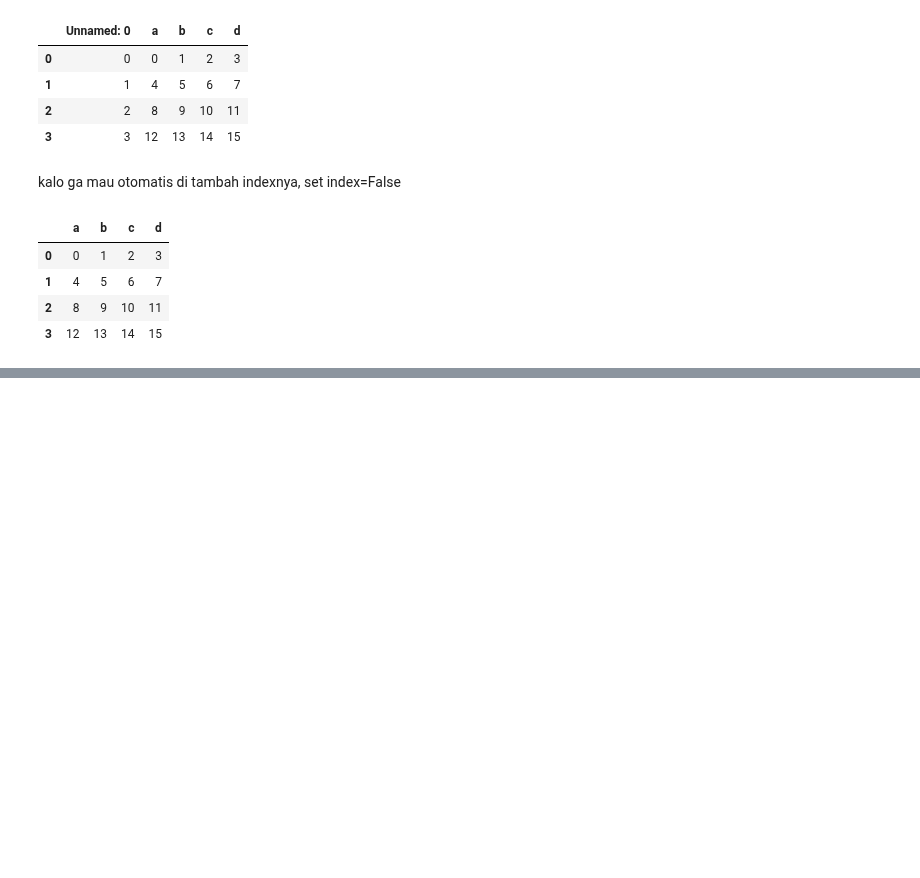
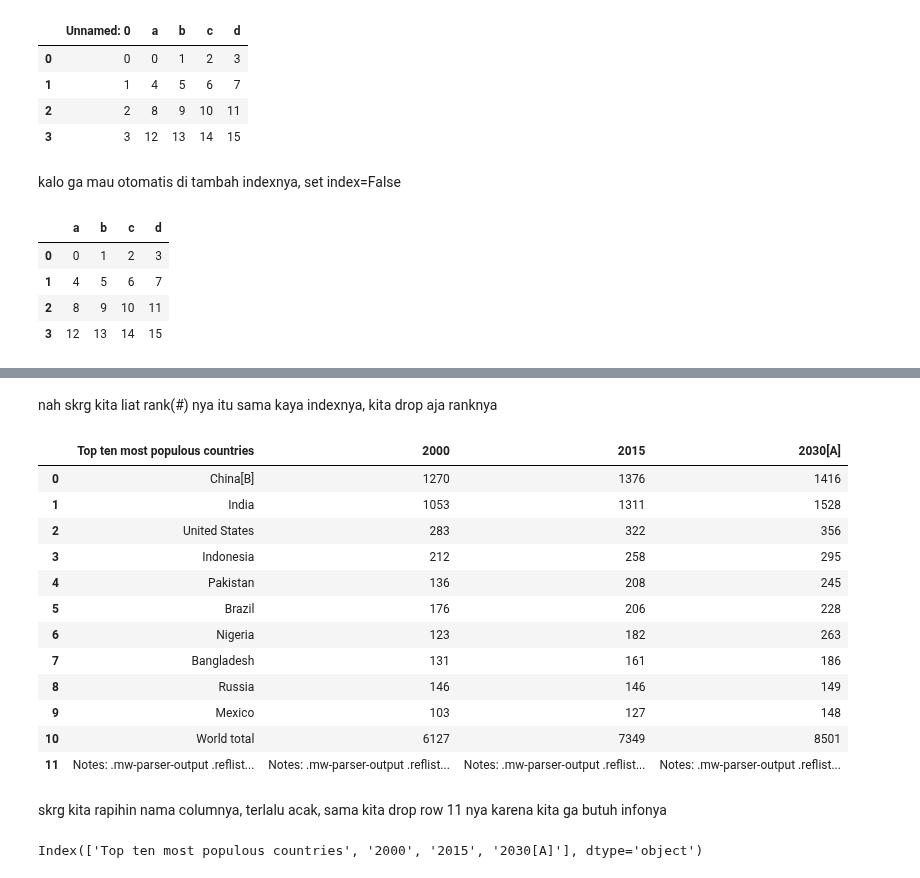
Before and after one commit to calvinlinardy/My-Python-Learning, a Jupyter notebook: Jupyter Notebook/Udemy Study/Machine Learning/Pandas/Inputs and Outputs.ipynb, the cells around one changed output, grey strips where cells are left out. Cells and saved outputs as stored; diff of their text form; code cells hidden in the pictures; blank space fills up the shorter version.

```diff
--- a/Jupyter Notebook/Udemy Study/Machine Learning/Pandas/Inputs and Outputs.ipynb
+++ b/Jupyter Notebook/Udemy Study/Machine Learning/Pandas/Inputs and Outputs.ipynb
@@ -232,0 +301,3 @@ pd.read_csv('examplecsv')
+# %%
+# jadi kita masuk columnnya aja biar dia ga muncul sbg index lagi
+world_pop = world_pop['World population (millions, UN estimates)[15]']
@@ -232,0 +313,26 @@ pd.read_csv('examplecsv')
+# %% [markdown]
+nah skrg kita liat rank(#) nya itu sama kaya indexnya, kita drop aja ranknya
+# %%
+world_pop = world_pop.drop('#',axis=1) #axis 1 inget soalnya column
+# %%
+world_pop
+# %% [output]
+|  | Top ten most populous countries | 2000 | 2015 | 2030[A] |
+| 0 | China[B] | 1270 | 1376 | 1416 |
+| 1 | India | 1053 | 1311 | 1528 |
+| 2 | United States | 283 | 322 | 356 |
+| 3 | Indonesia | 212 | 258 | 295 |
+| 4 | Pakistan | 136 | 208 | 245 |
+| 5 | Brazil | 176 | 206 | 228 |
+| 6 | Nigeria | 123 | 182 | 263 |
+| 7 | Bangladesh | 131 | 161 | 186 |
+| 8 | Russia | 146 | 146 | 149 |
+| 9 | Mexico | 103 | 127 | 148 |
+| 10 | World total | 6127 | 7349 | 8501 |
+| 11 | Notes: .mw-parser-output .reflist... | Notes: .mw-parser-output .reflist... | Notes: .mw-parser-output .reflist... | Notes: .mw-parser-output .reflist... |
+# %% [markdown]
+skrg kita rapihin nama columnya, terlalu acak, sama kita drop row 11 nya karena kita ga butuh infonya
+# %%
+world_pop.columns
+# %% [output]
+Index(['Top ten most populous countries', '2000', '2015', '2030[A]'], dtype='object')
```
Also changed, not shown: parts of 26 cells of this notebook, 1 other file.
